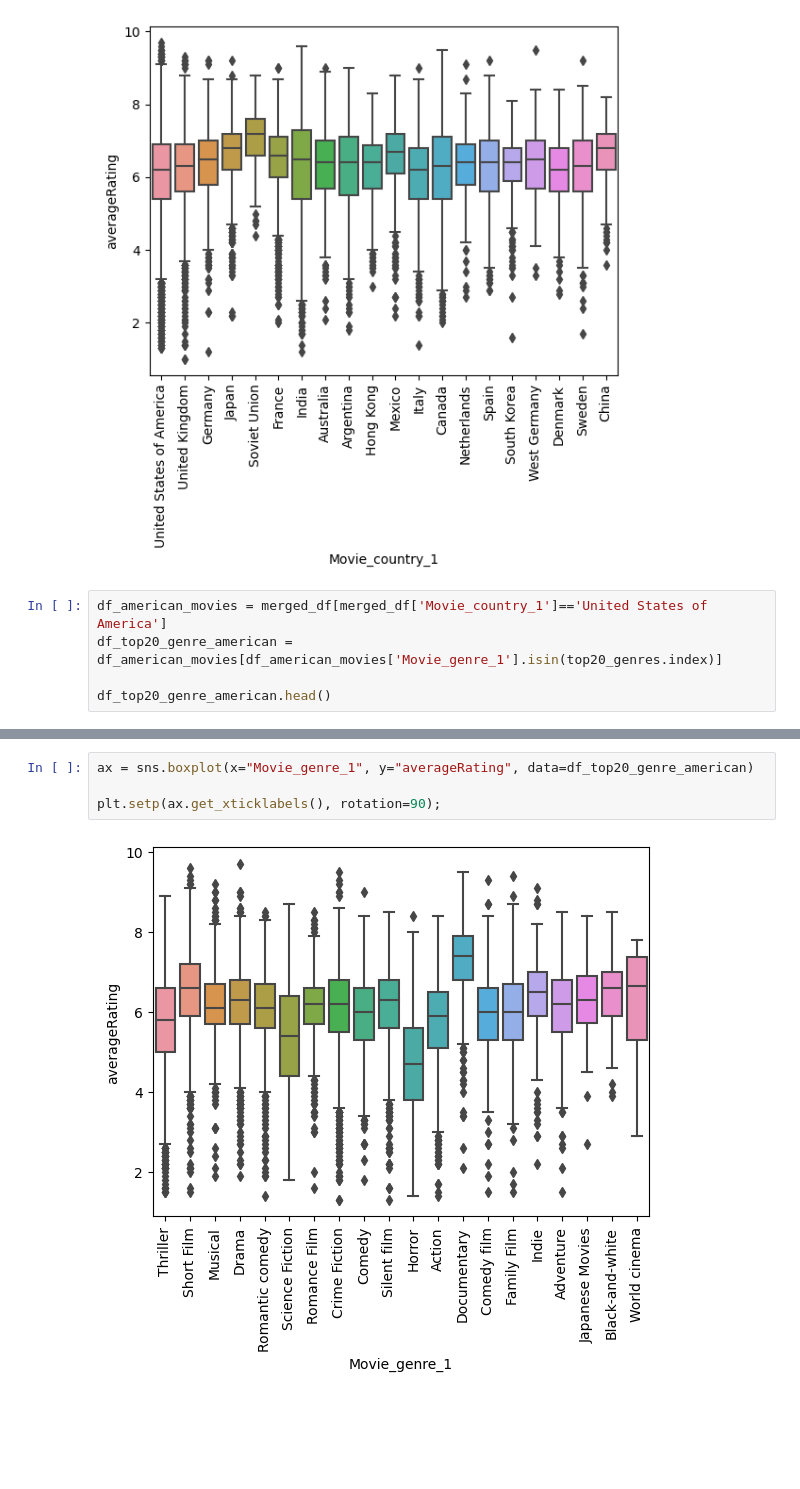
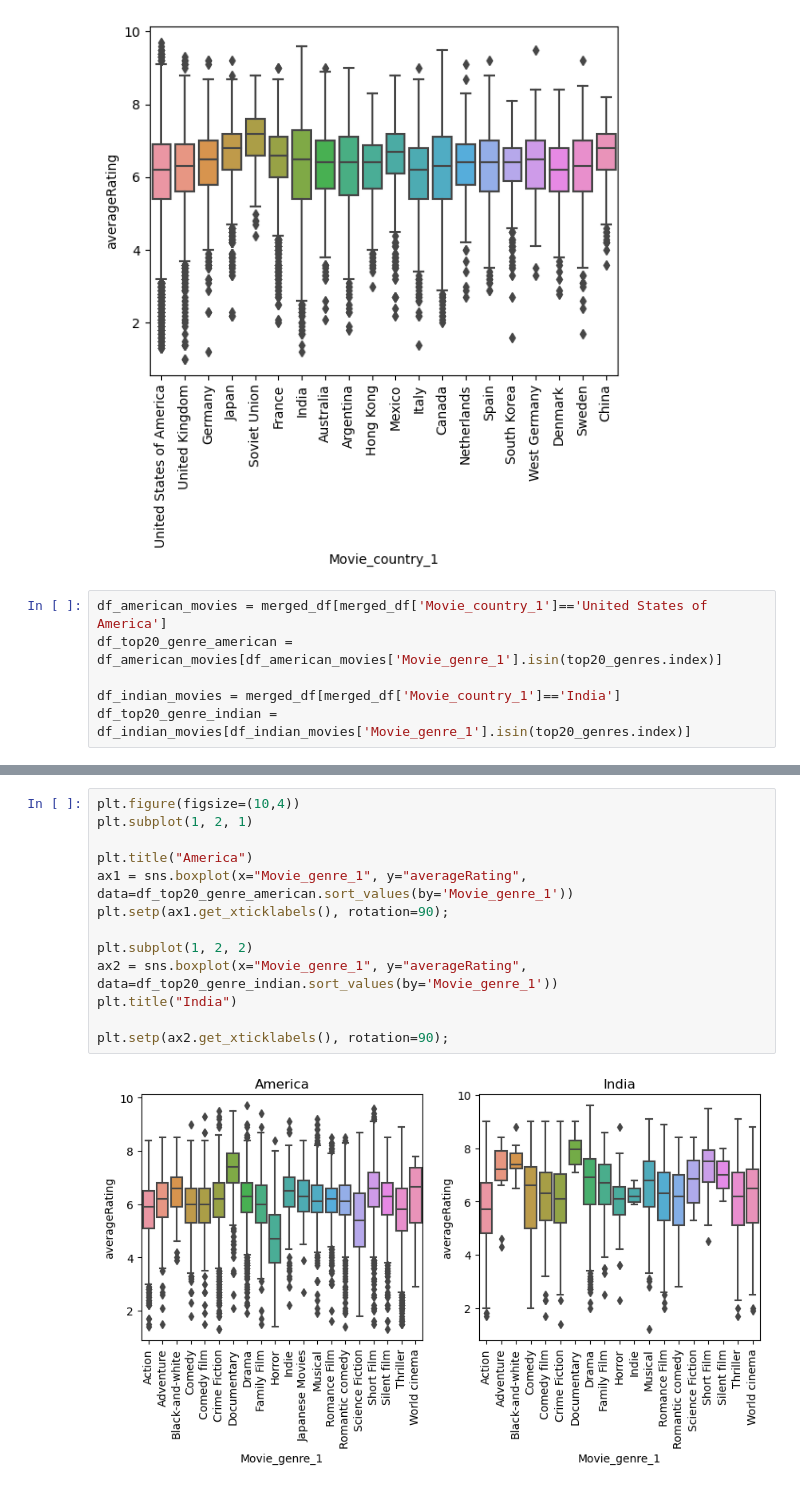
Before and after one commit to epfl-ada/ada-2023-project-yamal, a Jupyter notebook: Projet_step_1.ipynb, the cells around one changed output, grey strips where cells are left out. Cells and saved outputs as stored; diff of their text form; blank space fills up the shorter version.

Commit message:
Update analysis production country
Add boxplot comparison for two countrie

```diff
--- a/Projet_step_1.ipynb
+++ b/Projet_step_1.ipynb
@@ -525,4 +525,5 @@ plt.setp(ax.get_xticklabels(), rotation=90);
 df_american_movies = merged_df[merged_df['Movie_country_1']=='United States of America']
 df_top20_genre_american = df_american_movies[df_american_movies['Movie_genre_1'].isin(top20_genres.index)]
 
-df_top20_genre_american.head()
+df_indian_movies = merged_df[merged_df['Movie_country_1']=='India']
+df_top20_genre_indian = df_indian_movies[df_indian_movies['Movie_genre_1'].isin(top20_genres.index)]
@@ -537,6 +530,15 @@ df_top20_genre_american.head()
 # %%
-ax = sns.boxplot(x="Movie_genre_1", y="averageRating", data=df_top20_genre_american)
+plt.figure(figsize=(10,4))
+plt.subplot(1, 2, 1)
 
-plt.setp(ax.get_xticklabels(), rotation=90);
+plt.title("America")
+ax1 = sns.boxplot(x="Movie_genre_1", y="averageRating", data=df_top20_genre_american.sort_values(by='Movie_genre_1'))
+plt.setp(ax1.get_xticklabels(), rotation=90);
+
+plt.subplot(1, 2, 2)
+ax2 = sns.boxplot(x="Movie_genre_1", y="averageRating", data=df_top20_genre_indian.sort_values(by='Movie_genre_1'))
+plt.title("India")
+
+plt.setp(ax2.get_xticklabels(), rotation=90);
 # %% [output]
-[figure, old version]
+[figure, new version]
```
Also changed, not shown: parts of 7 cells of this notebook.
